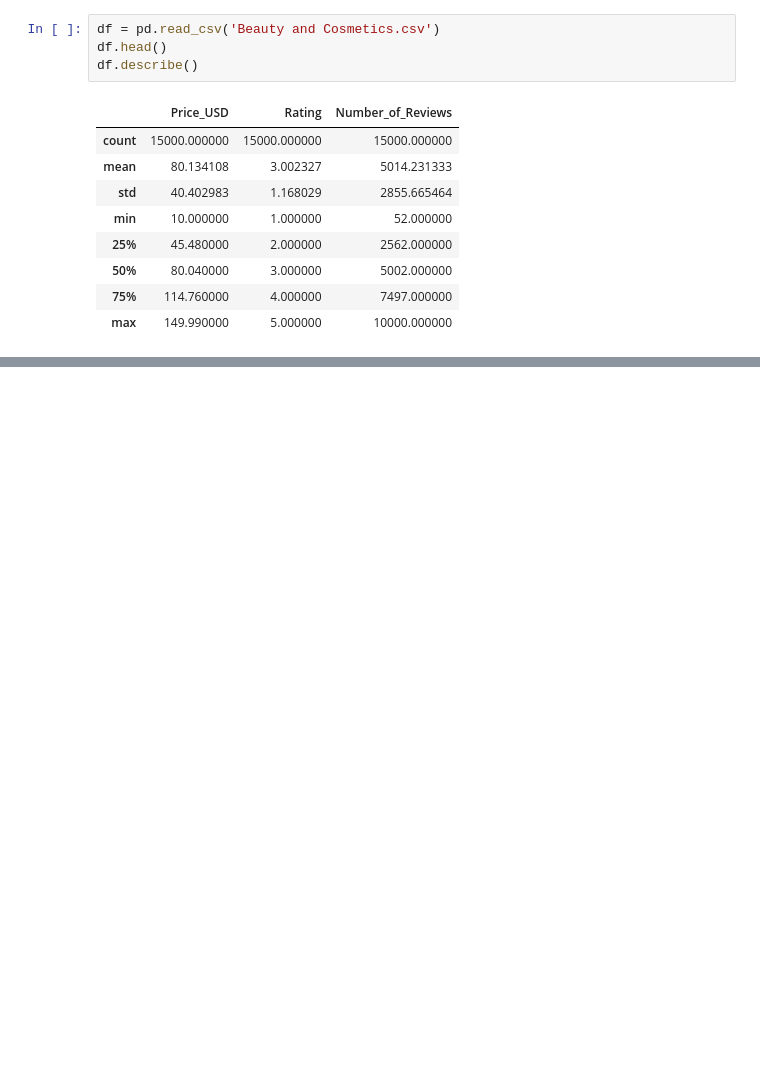
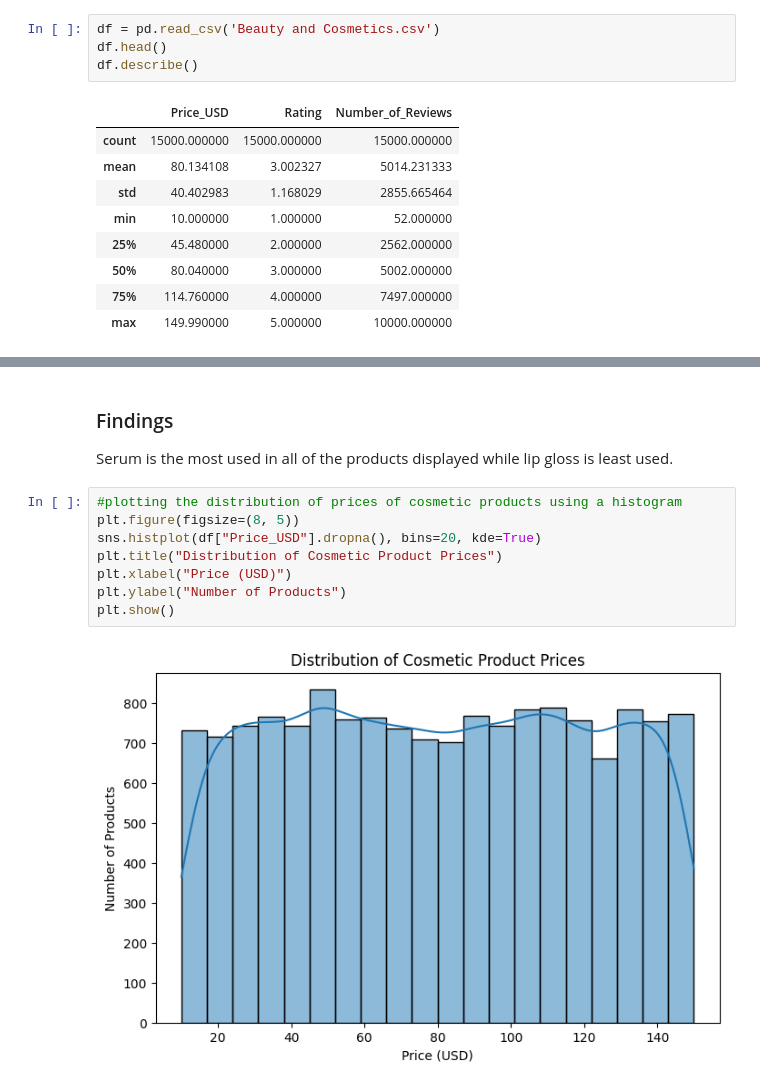
Before and after one commit to Queenmunyere/Skin-Care-App, a Jupyter notebook: Beauty Skin Care.ipynb, the cells around one changed output, grey strips where cells are left out. Cells and saved outputs as stored; diff of their text form; blank space fills up the shorter version.

```diff
--- a/Beauty Skin Care.ipynb
+++ b/Beauty Skin Care.ipynb
@@ -99,0 +143,13 @@ df.describe()
+# %% [markdown]
+### Findings
+Serum is the most used in all of the products displayed while lip gloss is least used.
+# %%
+#plotting the distribution of prices of cosmetic products using a histogram
+plt.figure(figsize=(8, 5))
+sns.histplot(df["Price_USD"].dropna(), bins=20, kde=True)
+plt.title("Distribution of Cosmetic Product Prices")
+plt.xlabel("Price (USD)")
+plt.ylabel("Number of Products")
+plt.show()
+# %% [output]
+[figure, added]
```
Also changed, not shown: parts of 6 cells of this notebook.
